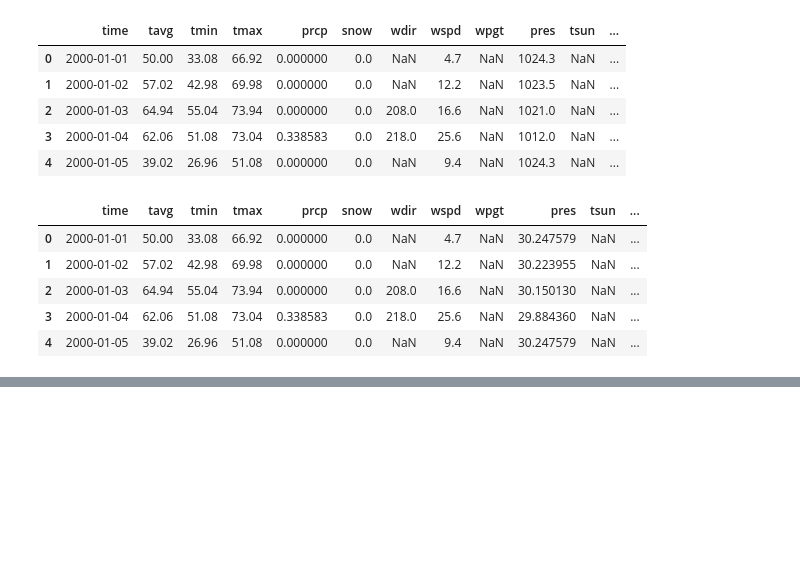
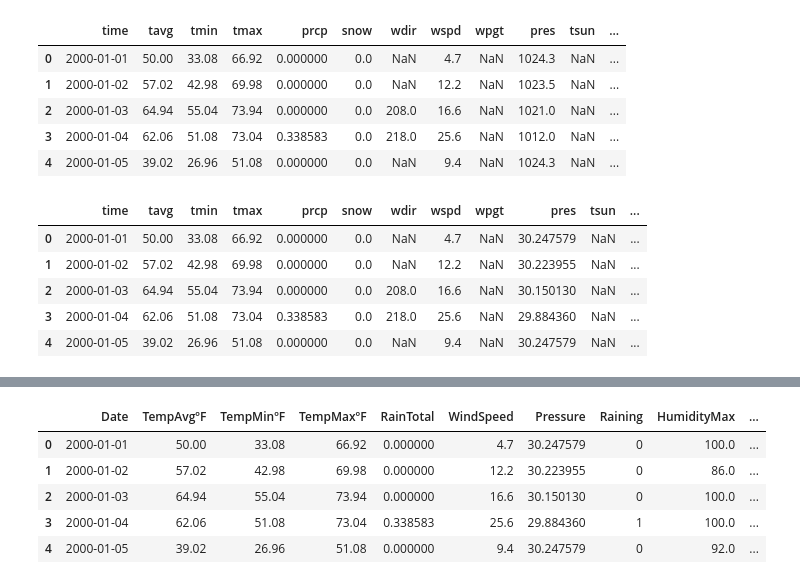
Before and after one commit to Bnrobertson/Rainfall_Project, a Jupyter notebook: Clean_data.ipynb, the cells around one changed output, grey strips where cells are left out. Cells and saved outputs as stored; diff of their text form; code cells hidden in the pictures; blank space fills up the shorter version.

```diff
--- a/Clean_data.ipynb
+++ b/Clean_data.ipynb
@@ -121,0 +175,24 @@ df.head()
+# %%
+df_cleaned = df_cleaned.rename(columns={
+    "time": "Date",
+    "tavg": "TempAvgºF",
+    "tmin": "TempMinºF",
+    "tmax": "TempMaxºF",
+    "prcp": "RainTotal",
+    "wspd": "WindSpeed",
+    "pres": "Pressure",
+    "rain": "Raining",
+    "hummax": "HumidityMax",
+    "humavg": "HumidityAvg",
+    "hummin": "HumidityMin"
+}
+                 )
+
+df_cleaned.head()
+# %% [output]
+|  | Date | TempAvgºF | TempMinºF | TempMaxºF | RainTotal | WindSpeed | Pressure | Raining | HumidityMax | ... |
+| 0 | 2000-01-01 | 50.00 | 33.08 | 66.92 | 0.000000 | 4.7 | 30.247579 | 0 | 100.0 | ... |
+| 1 | 2000-01-02 | 57.02 | 42.98 | 69.98 | 0.000000 | 12.2 | 30.223955 | 0 | 86.0 | ... |
+| 2 | 2000-01-03 | 64.94 | 55.04 | 73.94 | 0.000000 | 16.6 | 30.150130 | 0 | 100.0 | ... |
+| 3 | 2000-01-04 | 62.06 | 51.08 | 73.04 | 0.338583 | 25.6 | 29.884360 | 1 | 100.0 | ... |
+| 4 | 2000-01-05 | 39.02 | 26.96 | 51.08 | 0.000000 | 9.4 | 30.247579 | 0 | 92.0 | ... |
```
Also changed, not shown: parts of 7 cells of this notebook, 2 other files.
